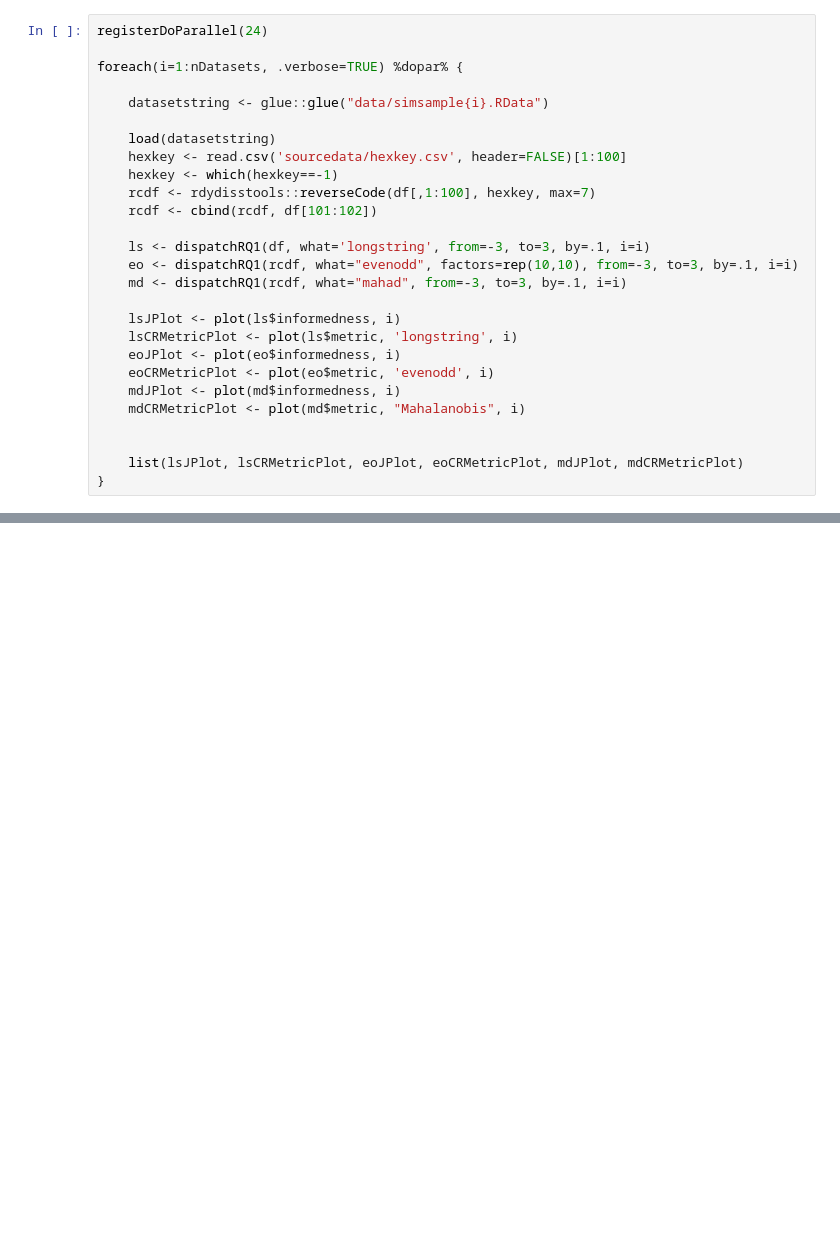
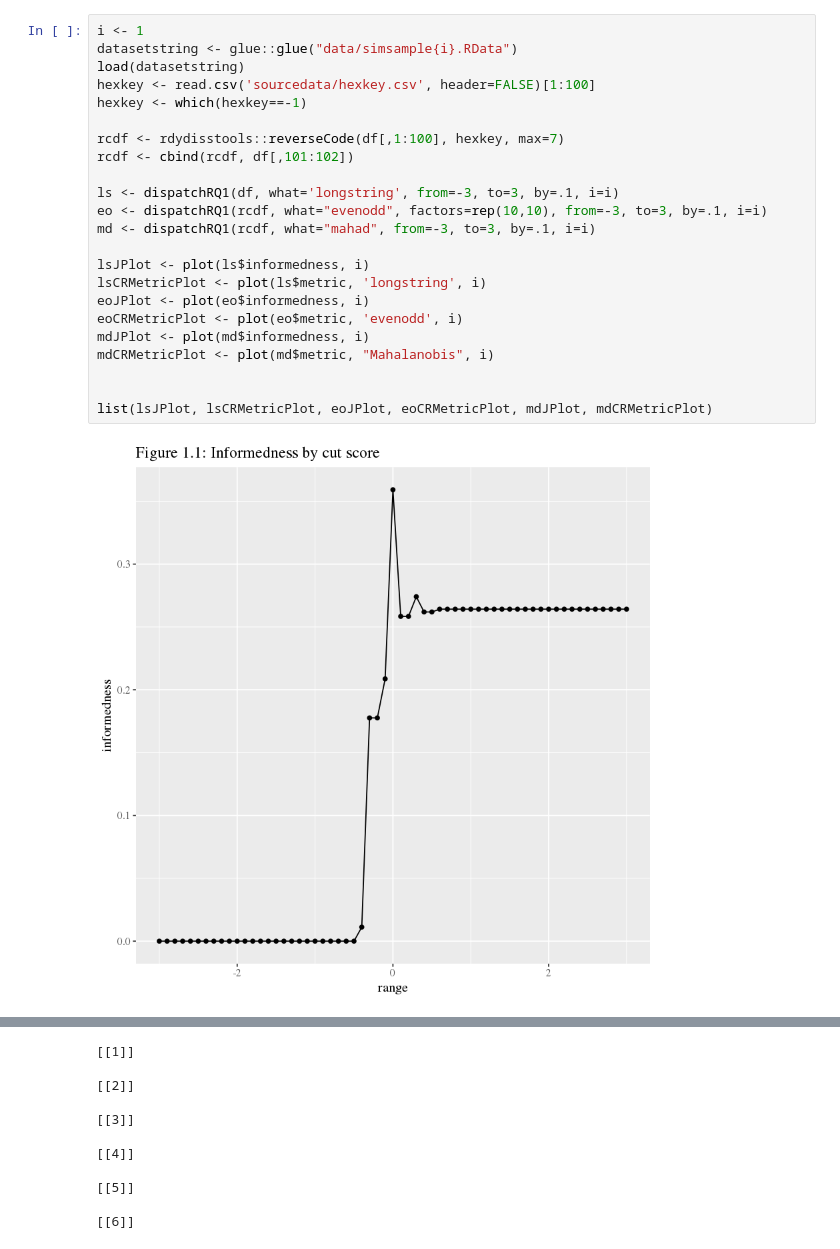
Before and after one commit to ryentes/dissertation, a Jupyter notebook: rdydiss-rq1.ipynb, the cells around one changed output, grey strips where cells are left out. Cells and saved outputs as stored; diff of their text form; blank space fills up the shorter version.

```diff
--- a/rdydiss-rq1.ipynb
+++ b/rdydiss-rq1.ipynb
@@ -24,27 +59,25 @@ nDatasets <- 5
 # %%
-registerDoParallel(24)
+i <- 1
+datasetstring <- glue::glue("data/simsample{i}.RData")
+load(datasetstring)
+hexkey <- read.csv('sourcedata/hexkey.csv', header=FALSE)[1:100]
+hexkey <- which(hexkey==-1)
 
-foreach(i=1:nDatasets, .verbose=TRUE) %dopar% {
+rcdf <- rdydisstools::reverseCode(df[,1:100], hexkey, max=7)
+rcdf <- cbind(rcdf, df[,101:102])
 
-    datasetstring <- glue::glue("data/simsample{i}.RData")
+ls <- dispatchRQ1(df, what='longstring', from=-3, to=3, by=.1, i=i)
+eo <- dispatchRQ1(rcdf, what="evenodd", factors=rep(10,10), from=-3, to=3, by=.1, i=i)
+md <- dispatchRQ1(rcdf, what="mahad", from=-3, to=3, by=.1, i=i)
 
-    load(datasetstring)
-    hexkey <- read.csv('sourcedata/hexkey.csv', header=FALSE)[1:100]
-    hexkey <- which(hexkey==-1)
-    rcdf <- rdydisstools::reverseCode(df[,1:100], hexkey, max=7)
-    rcdf <- cbind(rcdf, df[101:102])
-
-    ls <- dispatchRQ1(df, what='longstring', from=-3, to=3, by=.1, i=i)
-    eo <- dispatchRQ1(rcdf, what="evenodd", factors=rep(10,10), from=-3, to=3, by=.1, i=i)
-    md <- dispatchRQ1(rcdf, what="mahad", from=-3, to=3, by=.1, i=i)
-
-    lsJPlot <- plot(ls$informedness, i)
-    lsCRMetricPlot <- plot(ls$metric, 'longstring', i)
-    eoJPlot <- plot(eo$informedness, i)
-    eoCRMetricPlot <- plot(eo$metric, 'evenodd', i)
-    mdJPlot <- plot(md$informedness, i)
-    mdCRMetricPlot <- plot(md$metric, "Mahalanobis", i)
+lsJPlot <- plot(ls$informedness, i)
+lsCRMetricPlot <- plot(ls$metric, 'longstring', i)
+eoJPlot <- plot(eo$informedness, i)
+eoCRMetricPlot <- plot(eo$metric, 'evenodd', i)
+mdJPlot <- plot(md$informedness, i)
+mdCRMetricPlot <- plot(md$metric, "Mahalanobis", i)
 
 
-    list(lsJPlot, lsCRMetricPlot, eoJPlot, eoCRMetricPlot, mdJPlot, mdCRMetricPlot)
-}
+list(lsJPlot, lsCRMetricPlot, eoJPlot, eoCRMetricPlot, mdJPlot, mdCRMetricPlot)
+# %% [output]
+[figure, added]
@@ -50,0 +87,11 @@ foreach(i=1:nDatasets, .verbose=TRUE) %dopar% {
+[[1]]
+
+[[2]]
+
+[[3]]
+
+[[4]]
+
+[[5]]
+
+[[6]]
```
Also changed, not shown: parts of 12 cells of this notebook.
